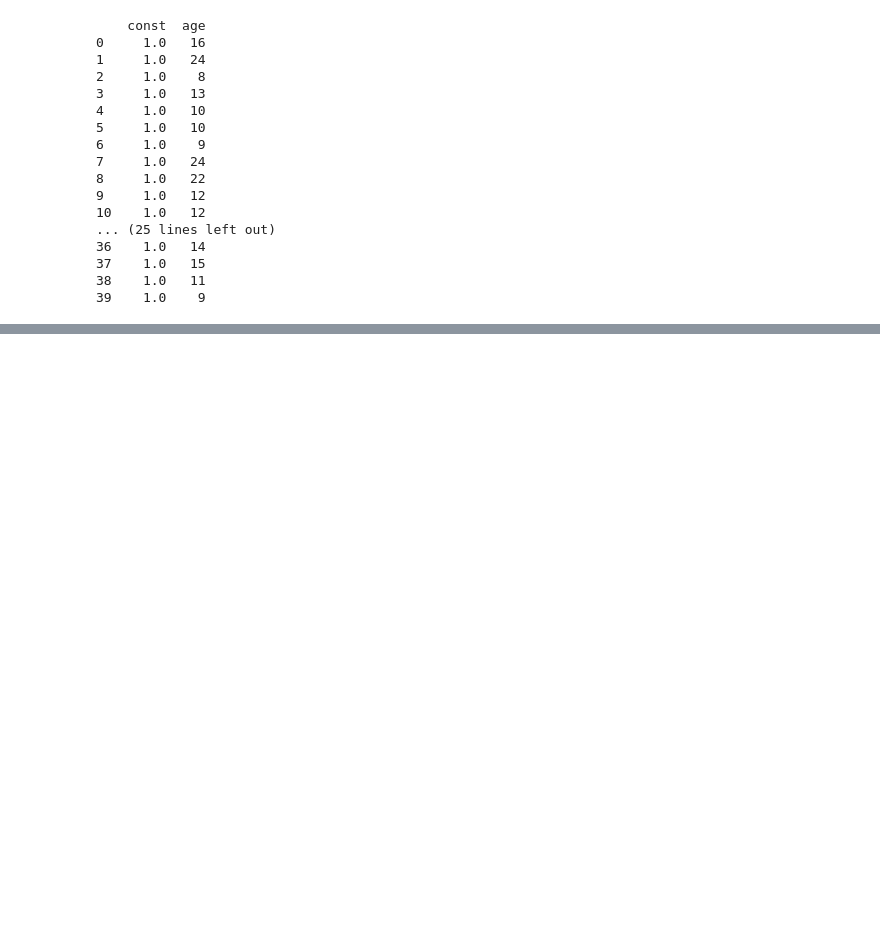
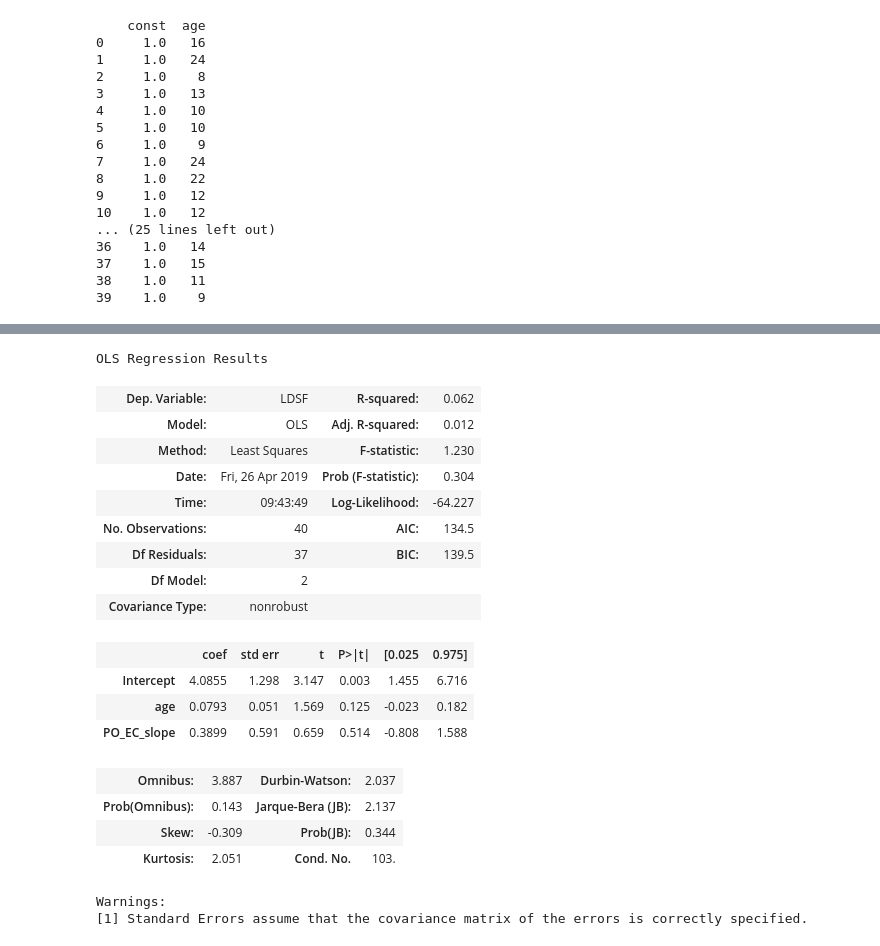
Before and after one commit to HwangLabNeuroCogDynamics/fooof_vs_PSD, a Jupyter notebook: Stats.ipynb, the cells around one changed output, grey strips where cells are left out. Cells and saved outputs as stored; diff of their text form; code cells hidden in the pictures; blank space fills up the shorter version.

```diff
--- a/Stats.ipynb
+++ b/Stats.ipynb
@@ -262,0 +315,28 @@ Warnings:
+# %%
+df['DSBTRS']=df['Digit Span Backward Total Raw Score']
+df['DSFTRS']=df['Digit Span Forward Total Raw Score']
+df['LDSB']=df['Longest Digit Span Backward']
+df['LDSF']=df['Longest Digit Span Forward']
+# %%
+smf.ols(formula = "LDSF ~ 1 + age + PO_EC_slope", data=df).fit().summary()
+# %% [output]
+OLS Regression Results
+| Dep. Variable: | LDSF | R-squared: | 0.062 |
+| Model: | OLS | Adj. R-squared: | 0.012 |
+| Method: | Least Squares | F-statistic: | 1.230 |
+| Date: | Fri, 26 Apr 2019 | Prob (F-statistic): | 0.304 |
+| Time: | 09:43:49 | Log-Likelihood: | -64.227 |
+| No. Observations: | 40 | AIC: | 134.5 |
+| Df Residuals: | 37 | BIC: | 139.5 |
+| Df Model: | 2 |  |  |
+| Covariance Type: | nonrobust |  |  |
+|  | coef | std err | t | P>|t| | [0.025 | 0.975] |
+| Intercept | 4.0855 | 1.298 | 3.147 | 0.003 | 1.455 | 6.716 |
+| age | 0.0793 | 0.051 | 1.569 | 0.125 | -0.023 | 0.182 |
+| PO_EC_slope | 0.3899 | 0.591 | 0.659 | 0.514 | -0.808 | 1.588 |
+| Omnibus: | 3.887 | Durbin-Watson: | 2.037 |
+| Prob(Omnibus): | 0.143 | Jarque-Bera (JB): | 2.137 |
+| Skew: | -0.309 | Prob(JB): | 0.344 |
+| Kurtosis: | 2.051 | Cond. No. | 103. |
+Warnings:
+[1] Standard Errors assume that the covariance matrix of the errors is correctly specified.
```
Also changed, not shown: parts of 14 cells of this notebook.
